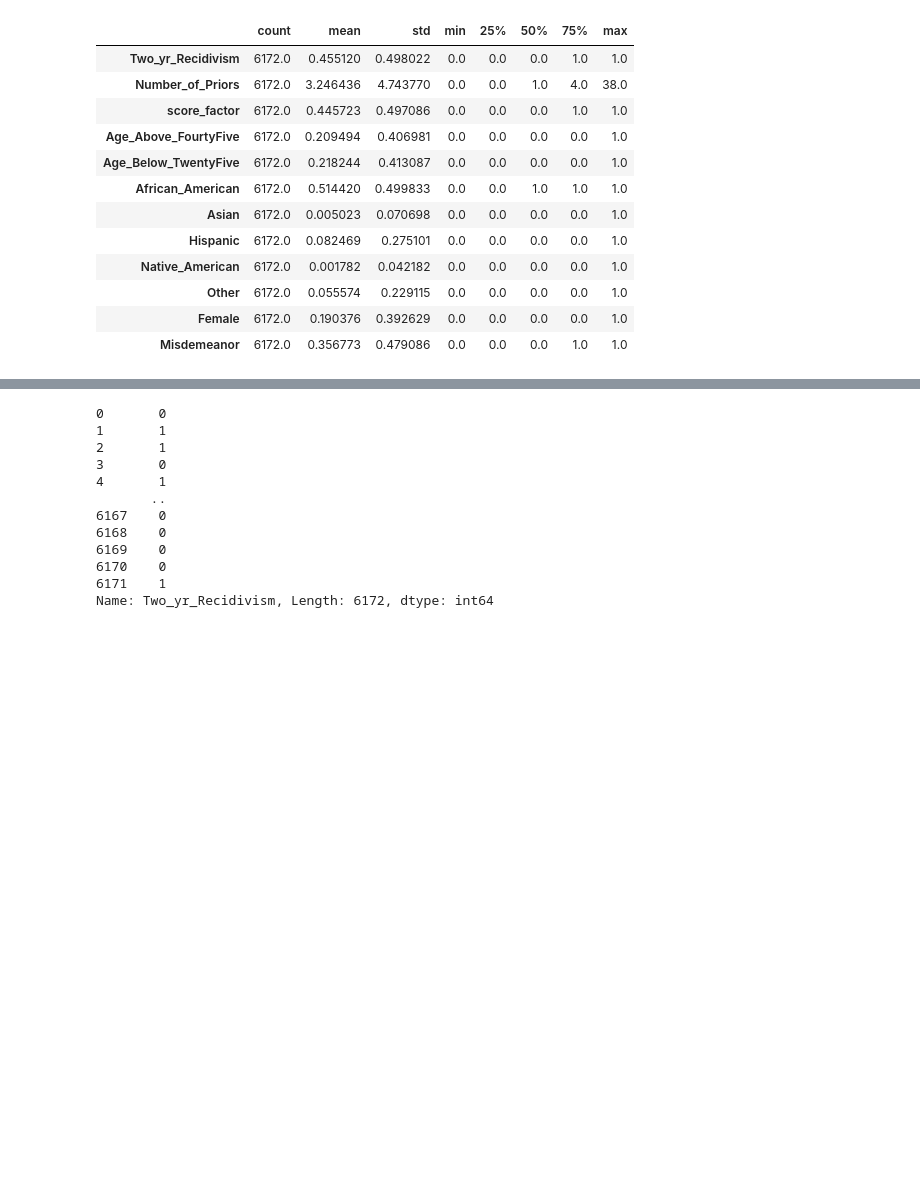
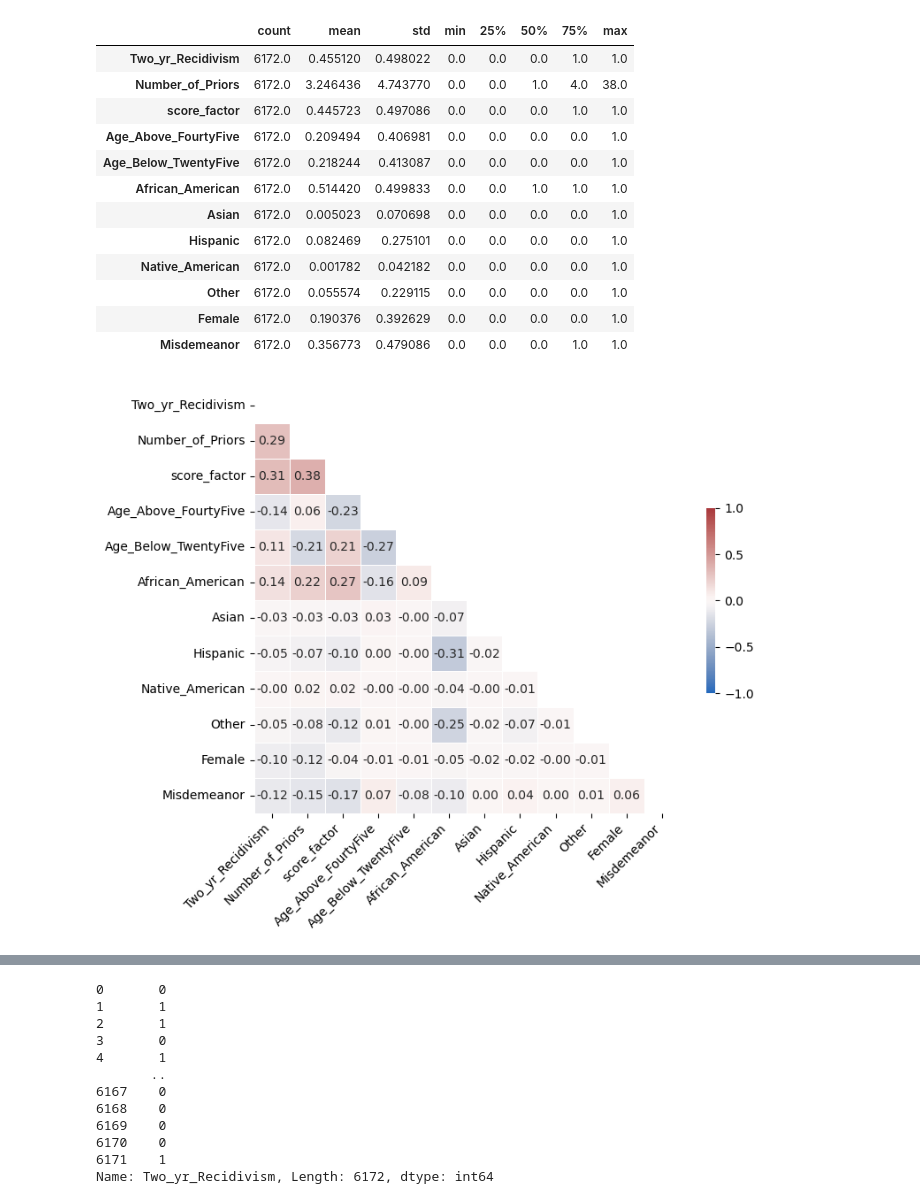
Before and after one commit to aoguedao/ds4sj-brown, a Jupyter notebook: lessons/recidivism.ipynb, the cells around one changed output, grey strips where cells are left out. Saved outputs shown, nothing was run; the diff lists cells and outputs as text; code cells hidden in the pictures; blank space fills up the shorter version.

```diff
--- a/lessons/recidivism.ipynb
+++ b/lessons/recidivism.ipynb
@@ -39,4 +39,27 @@ recidivism_df.describe().T
 | Other | 6172.0 | 0.055574 | 0.229115 | 0.0 | 0.0 | 0.0 | 0.0 | 1.0 |
 | Female | 6172.0 | 0.190376 | 0.392629 | 0.0 | 0.0 | 0.0 | 0.0 | 1.0 |
 | Misdemeanor | 6172.0 | 0.356773 | 0.479086 | 0.0 | 0.0 | 0.0 | 1.0 | 1.0 |
+# %%
+corr = recidivism_df.corr()
+mask = np.triu(np.ones_like(corr, dtype=bool))
+
+plt.figure(figsize=(8, 8))
+sns.heatmap(
+    corr,
+    mask=mask,
+    cmap="vlag",
+    vmin=-1,
+    vmax=1,
+    center=0,
+    annot=True,
+    fmt=".2f",
+    square=True,
+    linewidths=.5,
+    cbar_kws={"shrink": .3}
+)
+plt.xticks(rotation=45, horizontalalignment="right")
+# plt.yticks(rotation=45, horizontalalignment="right")
+plt.tight_layout()
+# %% [output]
+[figure, added]
 # %%
```
Also changed, not shown: parts of 5 cells of this notebook, 1 other file.
